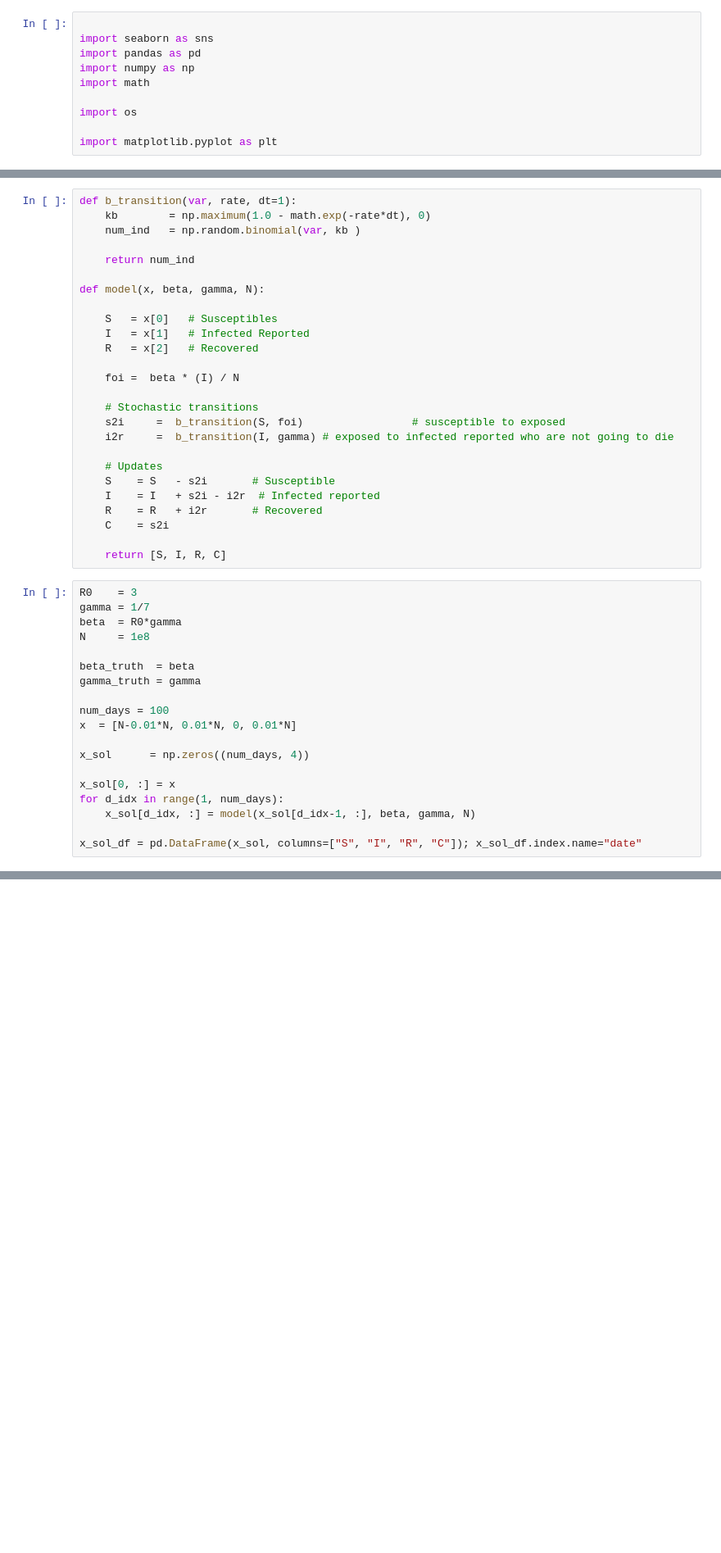
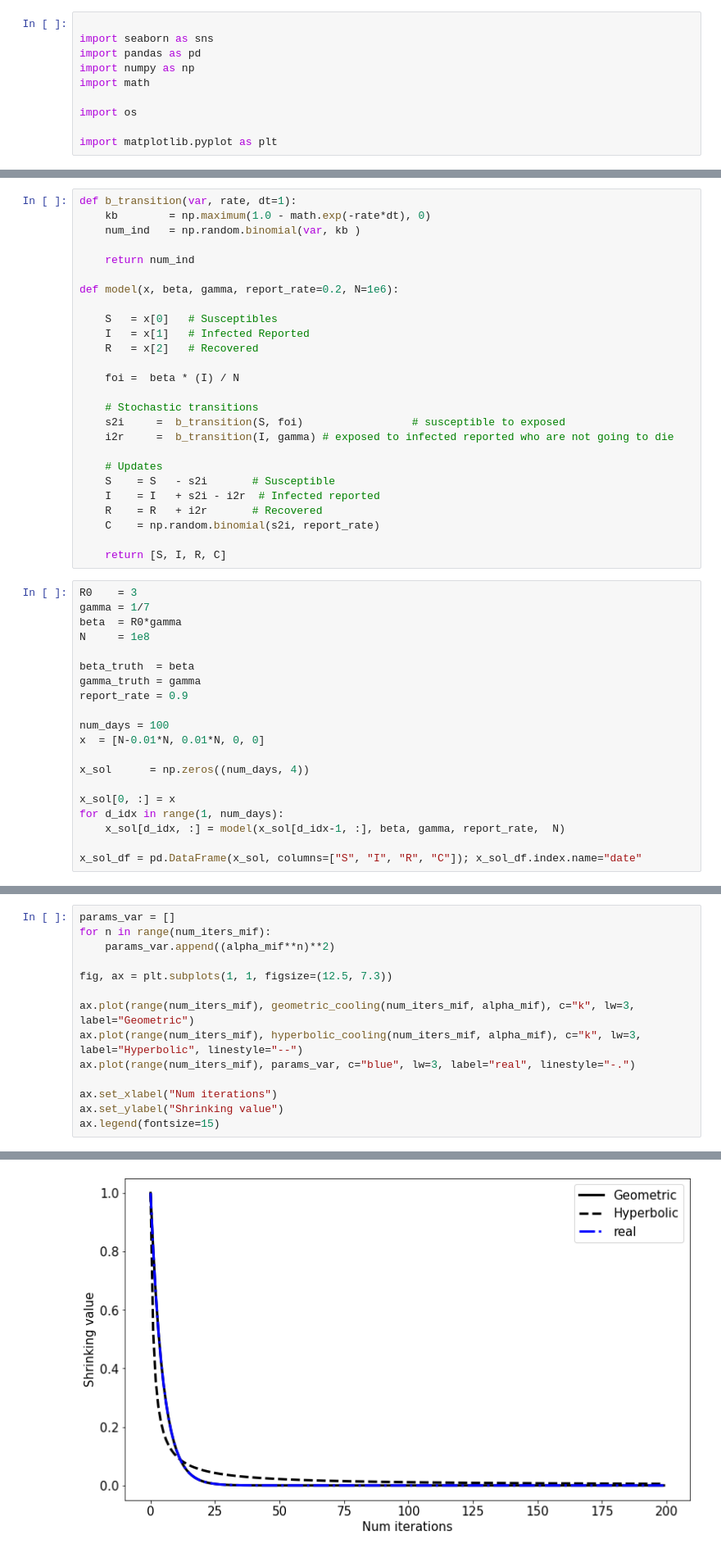
Before and after one commit to ChaosDonkey06/ID_Modeling, a Jupyter notebook: POMP_INFERENCE/SIR_IF_EAKF.ipynb, the cells around one changed output, grey strips where cells are left out. Shown: that part at 82% size. Cells and saved outputs as stored; diff of their text form; blank space fills up the shorter version.

```diff
--- a/POMP_INFERENCE/SIR_IF_EAKF.ipynb
+++ b/POMP_INFERENCE/SIR_IF_EAKF.ipynb
@@ -108,7 +108,7 @@ def b_transition(var, rate, dt=1):
 
     return num_ind
 
-def model(x, beta, gamma, N):
+def model(x, beta, gamma, report_rate=0.2, N=1e6):
 
     S   = x[0]   # Susceptibles
     I   = x[1]   # Infected Reported
@@ -124,7 +124,7 @@ def model(x, beta, gamma, N):
     S    = S   - s2i       # Susceptible
     I    = I   + s2i - i2r  # Infected reported
     R    = R   + i2r       # Recovered
-    C    = s2i
+    C    = np.random.binomial(s2i, report_rate)
 
     return [S, I, R, C]
 # %%
@@ -135,15 +135,16 @@ N     = 1e8
 
 beta_truth  = beta
 gamma_truth = gamma
+report_rate = 0.9
 
 num_days = 100
-x  = [N-0.01*N, 0.01*N, 0, 0.01*N]
+x  = [N-0.01*N, 0.01*N, 0, 0]
 
 x_sol      = np.zeros((num_days, 4))
 
 x_sol[0, :] = x
 for d_idx in range(1, num_days):
-    x_sol[d_idx, :] = model(x_sol[d_idx-1, :], beta, gamma, N)
+    x_sol[d_idx, :] = model(x_sol[d_idx-1, :], beta, gamma, report_rate,  N)
 
 x_sol_df = pd.DataFrame(x_sol, columns=["S", "I", "R", "C"]); x_sol_df.index.name="date"
 # %%
@@ -860,0 +552,15 @@ SyntaxError: invalid syntax (<ipython-input-123-ab0540fbaefa>, line 23)
+# %%
+params_var = []
+for n in range(num_iters_mif):
+    params_var.append((alpha_mif**n)**2)
+
+fig, ax = plt.subplots(1, 1, figsize=(12.5, 7.3))
+
+ax.plot(range(num_iters_mif), geometric_cooling(num_iters_mif, alpha_mif), c="k", lw=3, label="Geometric")
+ax.plot(range(num_iters_mif), hyperbolic_cooling(num_iters_mif, alpha_mif), c="k", lw=3, label="Hyperbolic", linestyle="--")
+ax.plot(range(num_iters_mif), params_var, c="blue", lw=3, label="real", linestyle="-.")
+
+ax.set_xlabel("Num iterations")
+ax.set_ylabel("Shrinking value")
+ax.legend(fontsize=15)
+# %% [output]
@@ -860,0 +568 @@ SyntaxError: invalid syntax (<ipython-input-123-ab0540fbaefa>, line 23)
+[figure, added]
```
Also changed, not shown: parts of 37 cells of this notebook, 4 other files.
